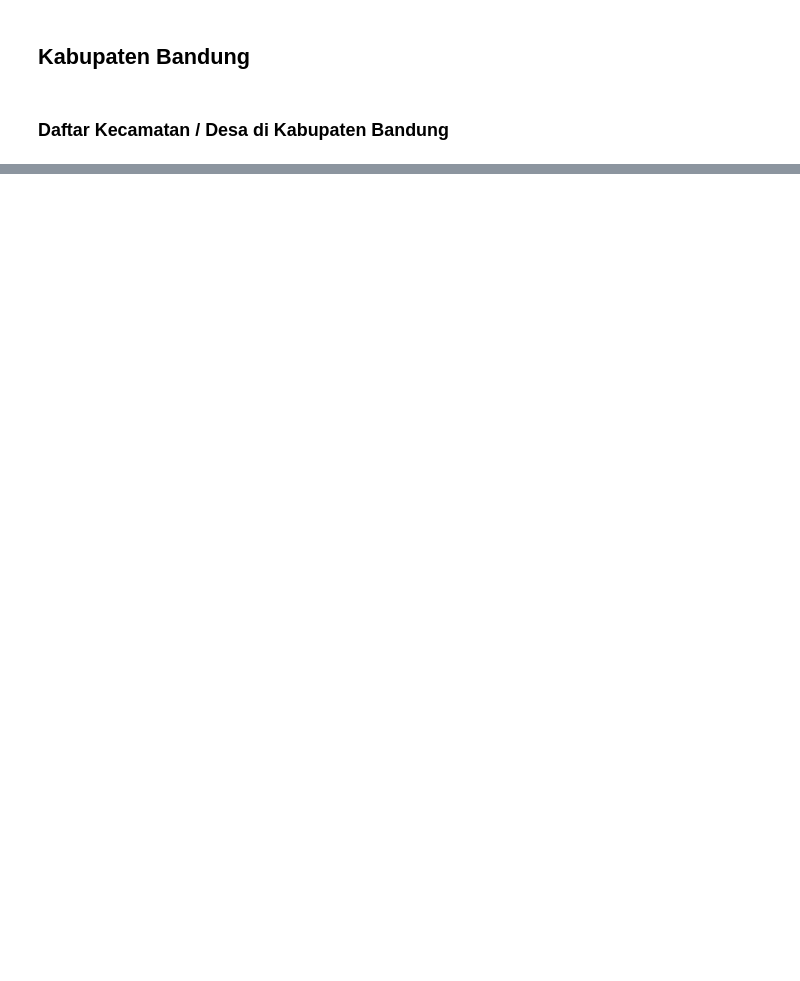
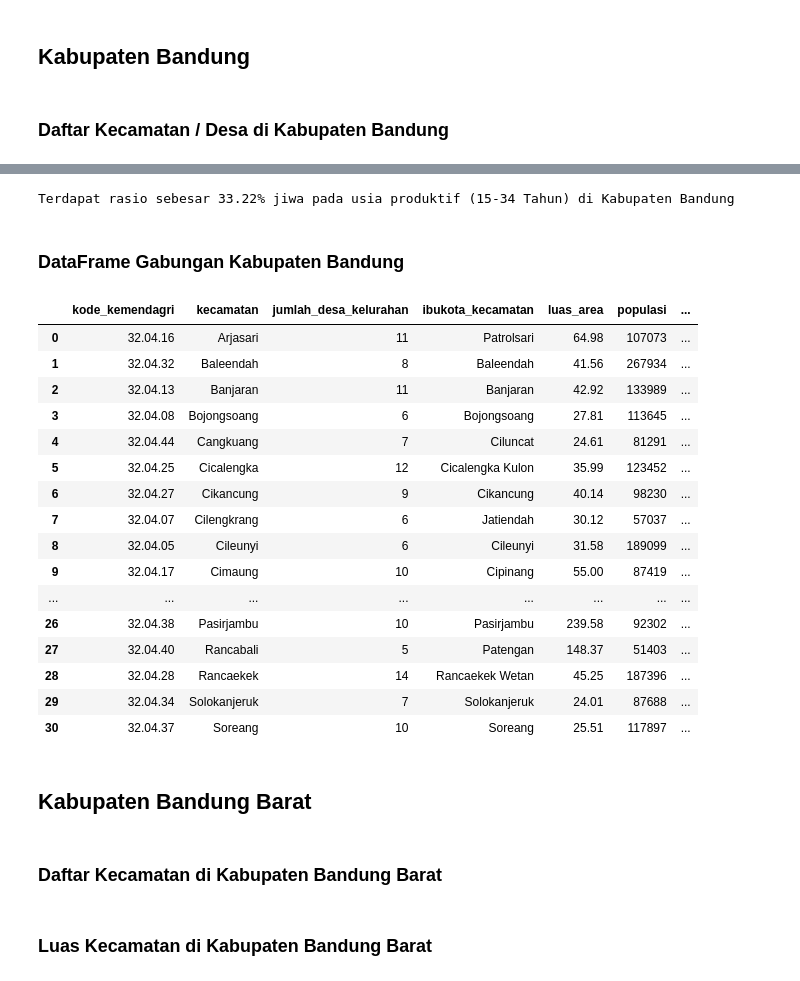
Before and after one commit to akhmadtaufik/project-sampling, a Jupyter notebook: project-sampling.ipynb, the cells around one changed output, grey strips where cells are left out. Drawn from its saved outputs; the diff is of its cells as text; code cells hidden in the pictures; blank space fills up the shorter version.

```diff
--- a/project-sampling.ipynb
+++ b/project-sampling.ipynb
@@ -219,0 +351,17 @@ kec_kab_bandung
+# %%
+# This script is used to process an excel file containing data about the population of districts in Bandung Regency.
+# Next, we read the excel file and assign it to the variable "populasi_kab_bandung"
+populasi_kab_bandung = pd.read_excel("Dataset/kecamatan_kabupaten_bandung.xlsx", sheet_name="populasi_kecamatan")
+
+# We drop the unnecessary columns
+populasi_kab_bandung.drop(['Populasi (2020)', 'Laju Pertumbuhan (2010-2021)'], axis=1, inplace=True)
+
+# We rename the columns to more meaningful names
+populasi_kab_bandung.rename(columns={
+    "Kecamatan" : "kecamatan",
+    "Populasi (2021)" : "populasi",
+    "Laju Pertumbuhan (2020-2021)" : "laju_pertumbuhan"
+}, inplace=True)
+
+# We capitalize the name of each district
+populasi_kab_bandung['kecamatan'] = populasi_kab_bandung['kecamatan'].apply(lambda x: x.capitalize())
@@ -219,0 +370,17 @@ kec_kab_bandung
+# %%
+# This script is used to process an excel file containing data about the population density of districts in Bandung Regency.
+# Next, we read the excel file and assign it to the variable "density_kab_bandung"
+density_kab_bandung = pd.read_excel("Dataset/kecamatan_kabupaten_bandung.xlsx", sheet_name="density_kecamatan")
+
+# We drop the unnecessary columns
+density_kab_bandung.drop(['Persentase Penduduk (2020)', 'Kepadatan Penduduk (2020)'], axis=1, inplace=True)
+
+# We rename the columns to more meaningful names
+density_kab_bandung.rename(columns={
+    "Kecamatan" : "kecamatan",
+    "Persentase Penduduk (2021)" : "persentase_penduduk",
+    "Kepadatan Penduduk (2021)" : "kepadatan_penduduk"
+}, inplace=True)
+
+# We capitalize the name of each district
+density_kab_bandung['kecamatan'] = density_kab_bandung['kecamatan'].apply(lambda x: x.capitalize())
@@ -219,0 +414,35 @@ kec_kab_bandung
+# %%
+usia_prod_kab_bandung = np.sum(proporsi_age_sex_kab_bandung.iloc[3:7]['Total']) / np.sum(proporsi_age_sex_kab_bandung['Total'])
+
+print(f'Terdapat rasio sebesar {usia_prod_kab_bandung:.2%} jiwa pada usia produktif (15-34 Tahun) di Kabupaten Bandung')
+# %% [output]
+Terdapat rasio sebesar 33.22% jiwa pada usia produktif (15-34 Tahun) di Kabupaten Bandung
+# %% [markdown]
+### DataFrame Gabungan Kabupaten Bandung
+# %%
+merged_kab_bandung_1 = pd.merge(kec_kab_bandung, luas_kab_bandung, how='left')
+merged_kab_bandung_2 = pd.merge(populasi_kab_bandung, density_kab_bandung, how='left')
+df_kab_bandung = pd.merge(merged_kab_bandung_1, merged_kab_bandung_2, how='left')
+df_kab_bandung
+# %% [output]
+|  | kode_kemendagri | kecamatan | jumlah_desa_kelurahan | ibukota_kecamatan | luas_area | populasi | ... |
+| 0 | 32.04.16 | Arjasari | 11 | Patrolsari | 64.98 | 107073 | ... |
+| 1 | 32.04.32 | Baleendah | 8 | Baleendah | 41.56 | 267934 | ... |
+| 2 | 32.04.13 | Banjaran | 11 | Banjaran | 42.92 | 133989 | ... |
+| 3 | 32.04.08 | Bojongsoang | 6 | Bojongsoang | 27.81 | 113645 | ... |
+| 4 | 32.04.44 | Cangkuang | 7 | Ciluncat | 24.61 | 81291 | ... |
+| 5 | 32.04.25 | Cicalengka | 12 | Cicalengka Kulon | 35.99 | 123452 | ... |
+| 6 | 32.04.27 | Cikancung | 9 | Cikancung | 40.14 | 98230 | ... |
+| 7 | 32.04.07 | Cilengkrang | 6 | Jatiendah | 30.12 | 57037 | ... |
+| 8 | 32.04.05 | Cileunyi | 6 | Cileunyi | 31.58 | 189099 | ... |
+| 9 | 32.04.17 | Cimaung | 10 | Cipinang | 55.00 | 87419 | ... |
+| ... | ... | ... | ... | ... | ... | ... | ... |
+| 26 | 32.04.38 | Pasirjambu | 10 | Pasirjambu | 239.58 | 92302 | ... |
+| 27 | 32.04.40 | Rancabali | 5 | Patengan | 148.37 | 51403 | ... |
+| 28 | 32.04.28 | Rancaekek | 14 | Rancaekek Wetan | 45.25 | 187396 | ... |
+| 29 | 32.04.34 | Solokanjeruk | 7 | Solokanjeruk | 24.01 | 87688 | ... |
+| 30 | 32.04.37 | Soreang | 10 | Soreang | 25.51 | 117897 | ... |
+# %% [markdown]
+## Kabupaten Bandung Barat
+# %% [markdown]
+### Daftar Kecamatan di Kabupaten Bandung Barat
@@ -219,0 +461,2 @@ kec_kab_bandung
+# %% [markdown]
+### Luas Kecamatan di Kabupaten Bandung Barat
```
Also changed, not shown: parts of 63 cells of this notebook.
